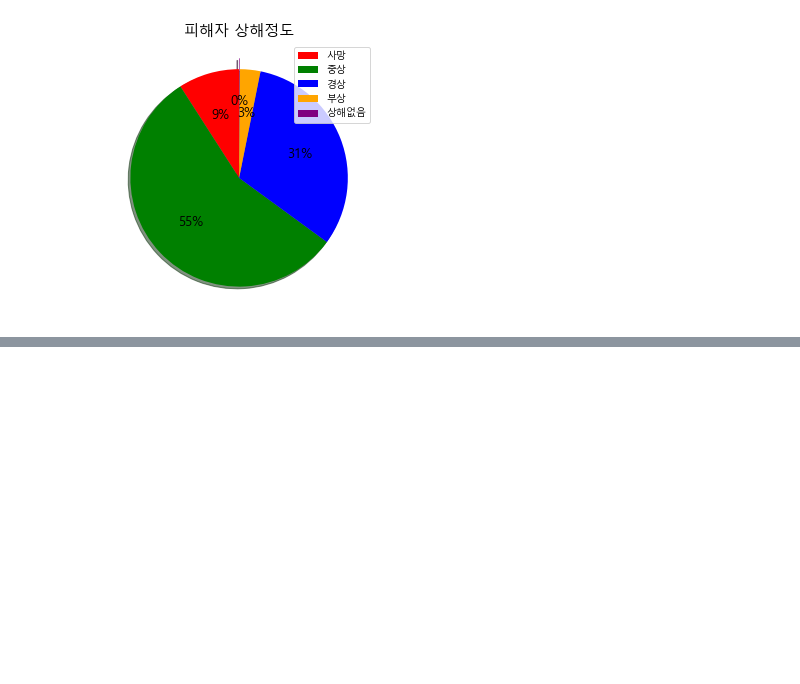
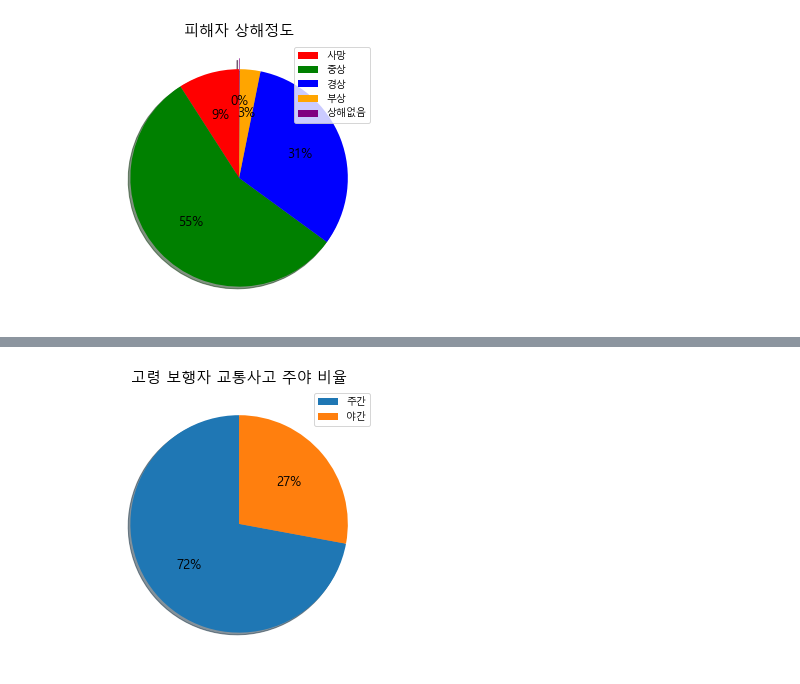
Before and after one commit to yrohh/Python, a Jupyter notebook: 노인보호구역/노인보호구역.ipynb, the cells around one changed output, grey strips where cells are left out. Drawn from its saved outputs; the diff is of its cells as text; code cells hidden in the pictures; blank space fills up the shorter version.

```diff
--- a/노인보호구역/노인보호구역.ipynb
+++ b/노인보호구역/노인보호구역.ipynb
@@ -283,0 +333,13 @@ plt.savefig('피해자 상해정도.png')
+# %%
+labels = ['주간','야간']
+freq = [1508, 584]
+plt.figure(figsize=(5,5))
+plt.pie(freq,
+        autopct='%1d%%',
+       shadow = True, startangle = 90,
+       textprops = {'fontsize':13})
+plt.legend(labels=labels, loc='upper right')
+plt.title('고령 보행자 교통사고 주야 비율', fontsize=15)
+plt.savefig('고령 보행자 교통사고 주야 비율.png')
+# %% [output]
+[figure, added]
```
Also changed, not shown: parts of 13 cells of this notebook, 1 other file.
